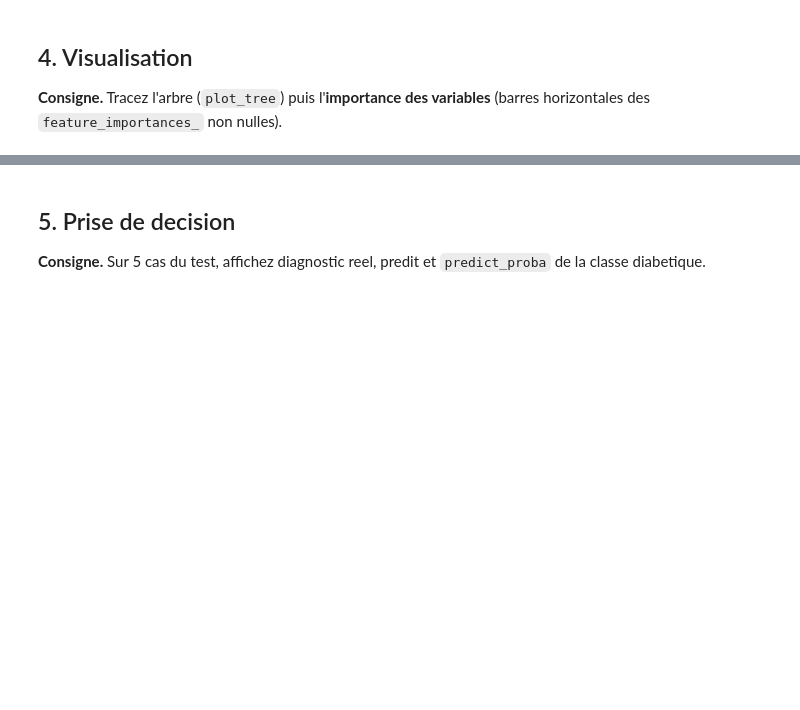
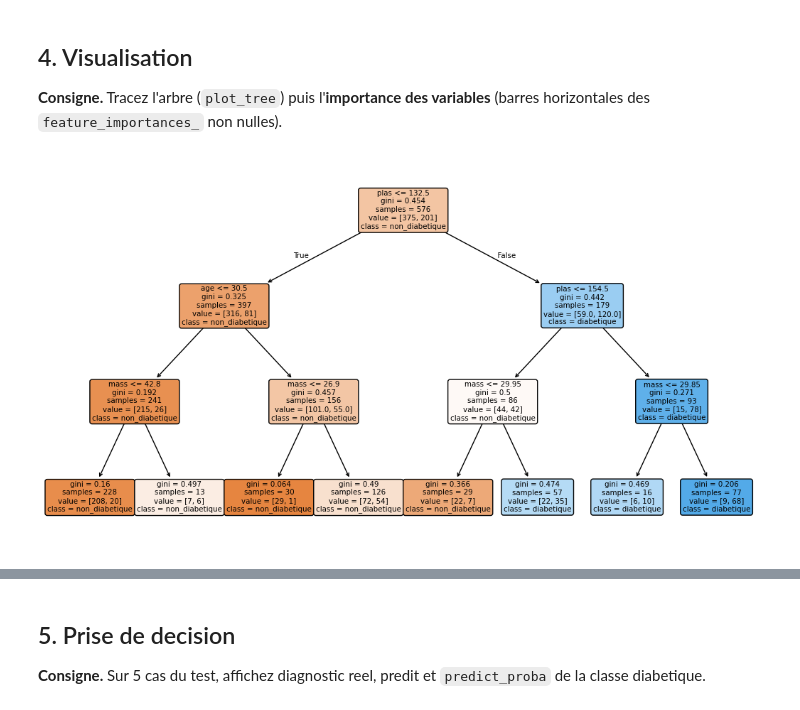
Before and after one commit to Artex6666/ML_3ESGI, a Jupyter notebook: TP2_RAMEAU_Loris.ipynb, the cells around one changed output, grey strips where cells are left out. Cells and saved outputs as stored; diff of their text form; code cells hidden in the pictures; blank space fills up the shorter version.

```diff
--- a/TP2_RAMEAU_Loris.ipynb
+++ b/TP2_RAMEAU_Loris.ipynb
@@ -75,10 +104,12 @@ plt.show()
 # %%
 from sklearn.tree import plot_tree
 
 fig, ax = plt.subplots(figsize=(13, 7))
-# TODO : plot_tree(arbre, feature_names=..., class_names=CLASSES, filled=True, ...)
-...
+plot_tree(arbre, feature_names=X.columns, class_names=CLASSES, filled=True, rounded=True)
+
 plt.show()
+# %% [output]
+[figure, added]
 # %%
 imp = pd.Series(arbre.feature_importances_, index=X.columns)
 imp = imp[imp > 0].sort_values()
```
Also changed, not shown: parts of 10 cells of this notebook.
